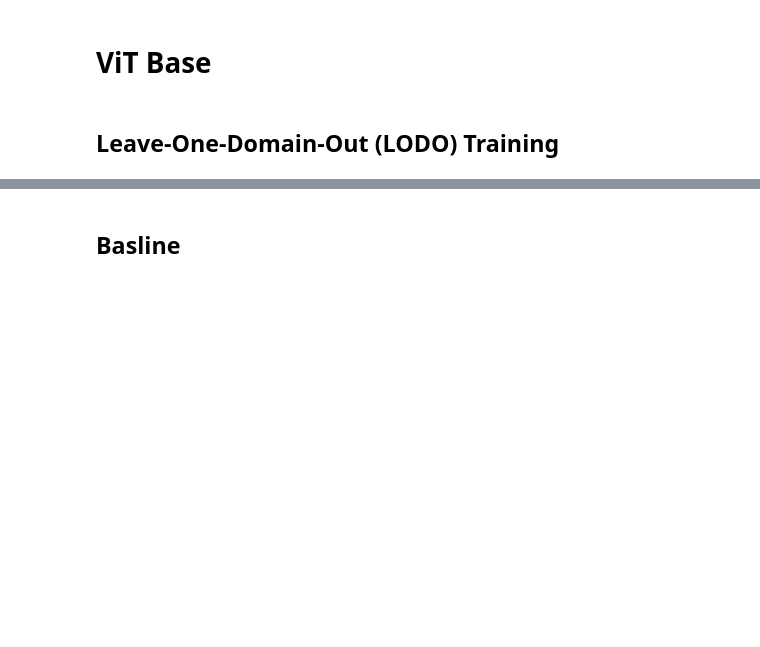
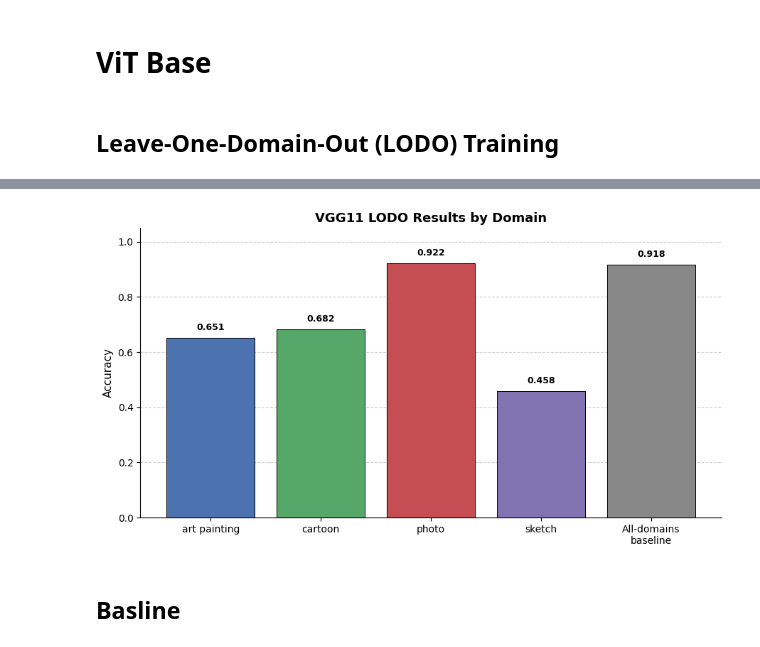
Before and after one commit to ha405/Visual-Reasoning, a Jupyter notebook: ModifiedGRPO/notebooks/modified_grpo.ipynb, the cells around one changed output, grey strips where cells are left out. Saved outputs shown, nothing was run; the diff lists cells and outputs as text; code cells hidden in the pictures; blank space fills up the shorter version.

```diff
--- a/ModifiedGRPO/notebooks/modified_grpo.ipynb
+++ b/ModifiedGRPO/notebooks/modified_grpo.ipynb
@@ -166,3 +204,65 @@ KeyboardInterrupt:
+# %%
+import matplotlib.pyplot as plt
+
+# Data
+results = {
+    "art_painting": 0.6512,
+    "cartoon": 0.6823,
+    "photo": 0.9222,
+    "sketch": 0.4580,
+    "All-domains baseline": 0.9180
+}
+
+# Prepare labels & values
+labels = []
+values = []
+for k, v in results.items():
+    if "All-domains" in k:
+        labels.append("All-domains\nbaseline")
+    else:
+        labels.append(k.replace("_", " "))
+    values.append(v)
+
+# Plot
+fig, ax = plt.subplots(figsize=(9, 5))
+x = range(len(labels))
+
+colors = ["#4C72B0", "#55A868", "#C44E52", "#8172B2", "#888888"]
+bars = ax.bar(x, values, color=colors, edgecolor="black", linewidth=0.7)
+
+# Axis & labels
+ax.set_ylim(0, 1.05)
+ax.set_ylabel("Accuracy", fontsize=11)
+ax.set_title("VGG11 LODO Results by Domain", fontsize=13, weight="bold")
+ax.set_xticks(x)
+ax.set_xticklabels(labels, fontsize=10, rotation=0, ha="center")
+
+# Grid
+ax.yaxis.grid(True, linestyle="--", alpha=0.6)
+ax.set_axisbelow(True)
+
+# Annotate values
+for bar, val in zip(bars, values):
+    height = bar.get_height()
+    ax.text(
+        bar.get_x() + bar.get_width() / 2,
+        height + 0.02,
+        f"{val:.3f}",
+        ha="center",
+        va="bottom",
+        fontsize=9,
+        fontweight="semibold"
+    )
+
+# Remove top/right spines
+for spine in ("top", "right"):
+    ax.spines[spine].set_visible(False)
+
+plt.tight_layout()
+# fig.savefig("vgg11_lodo_results.png", dpi=300)
+plt.show()
+# %% [output]
+[figure, added]
 # %% [markdown]
 ## Basline
 # %%
```
Also changed, not shown: parts of 2 cells of this notebook.
